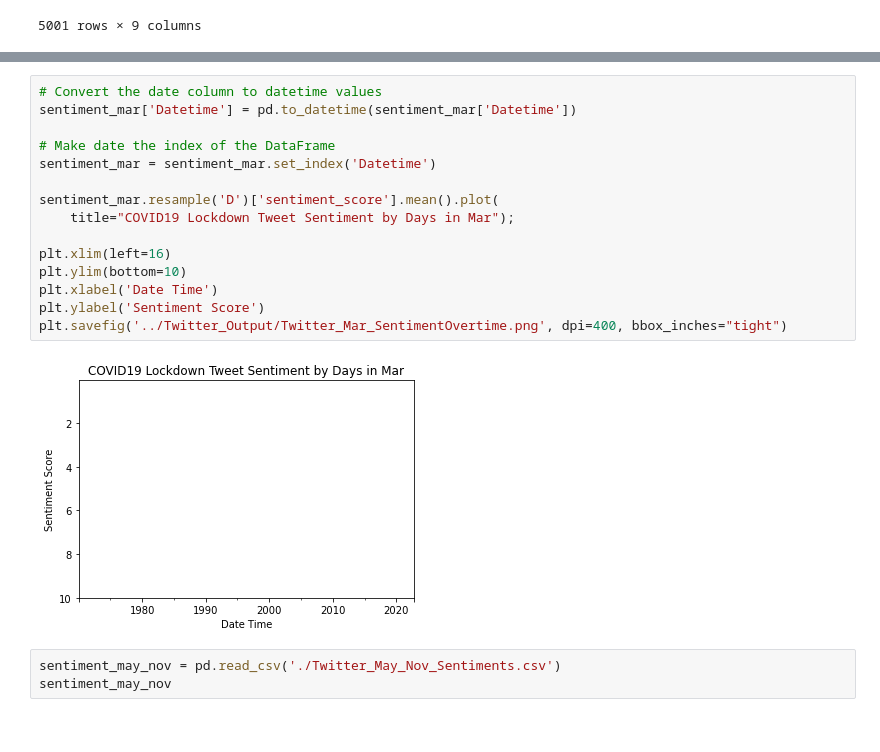
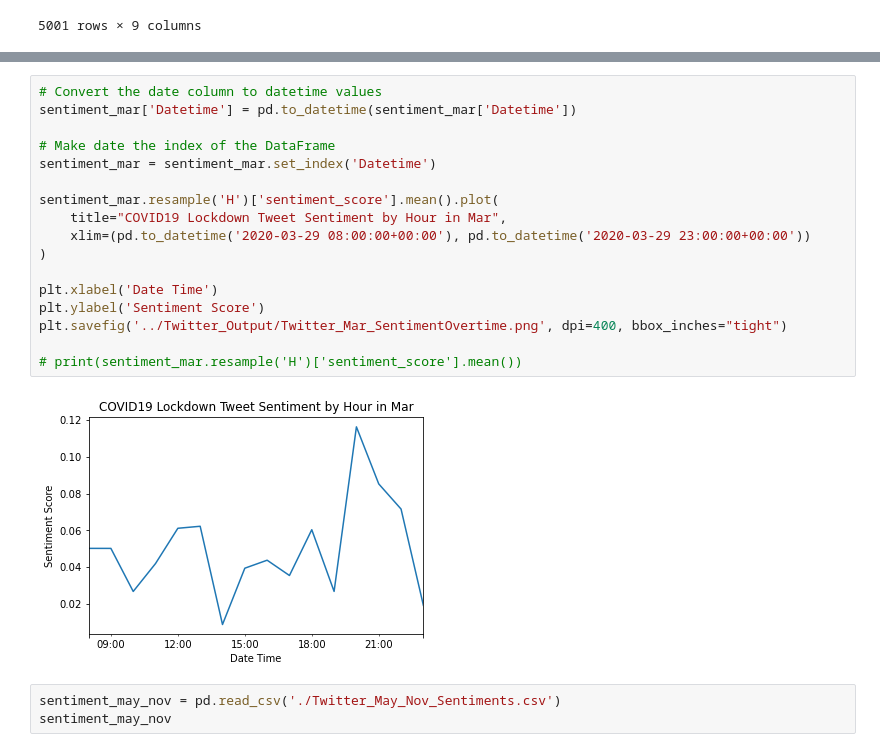
Before and after one commit to jlrqq/covid-19-anti-lockdown-protests, a Jupyter notebook: Twitter_Sentiments/Timeline Analysis for Twitter Sentiments.ipynb, the cells around one changed output, grey strips where cells are left out. Saved outputs shown, nothing was run; the diff lists cells and outputs as text.

Commit message:
updated line charts for sentiment analysis

```diff
--- a/Twitter_Sentiments/Timeline Analysis for Twitter Sentiments.ipynb
+++ b/Twitter_Sentiments/Timeline Analysis for Twitter Sentiments.ipynb
@@ -55,20 +70,22 @@ sentiment_mar
 # %%
 # Convert the date column to datetime values
 sentiment_mar['Datetime'] = pd.to_datetime(sentiment_mar['Datetime'])
 
 # Make date the index of the DataFrame
 sentiment_mar = sentiment_mar.set_index('Datetime')
 
-sentiment_mar.resample('D')['sentiment_score'].mean().plot(
-    title="COVID19 Lockdown Tweet Sentiment by Days in Mar");
+sentiment_mar.resample('H')['sentiment_score'].mean().plot(
+    title="COVID19 Lockdown Tweet Sentiment by Hour in Mar",
+    xlim=(pd.to_datetime('2020-03-29 08:00:00+00:00'), pd.to_datetime('2020-03-29 23:00:00+00:00'))
+)
 
-plt.xlim(left=16)
-plt.ylim(bottom=10)
 plt.xlabel('Date Time')
 plt.ylabel('Sentiment Score')
 plt.savefig('../Twitter_Output/Twitter_Mar_SentimentOvertime.png', dpi=400, bbox_inches="tight")
+
+# print(sentiment_mar.resample('H')['sentiment_score'].mean())
 # %% [output]
-[figure, old version]
+[figure, new version]
 # %%
 sentiment_may_nov = pd.read_csv('./Twitter_May_Nov_Sentiments.csv')
 sentiment_may_nov
```
Also changed, not shown: parts of 1 cell of this notebook, 1 other file.
